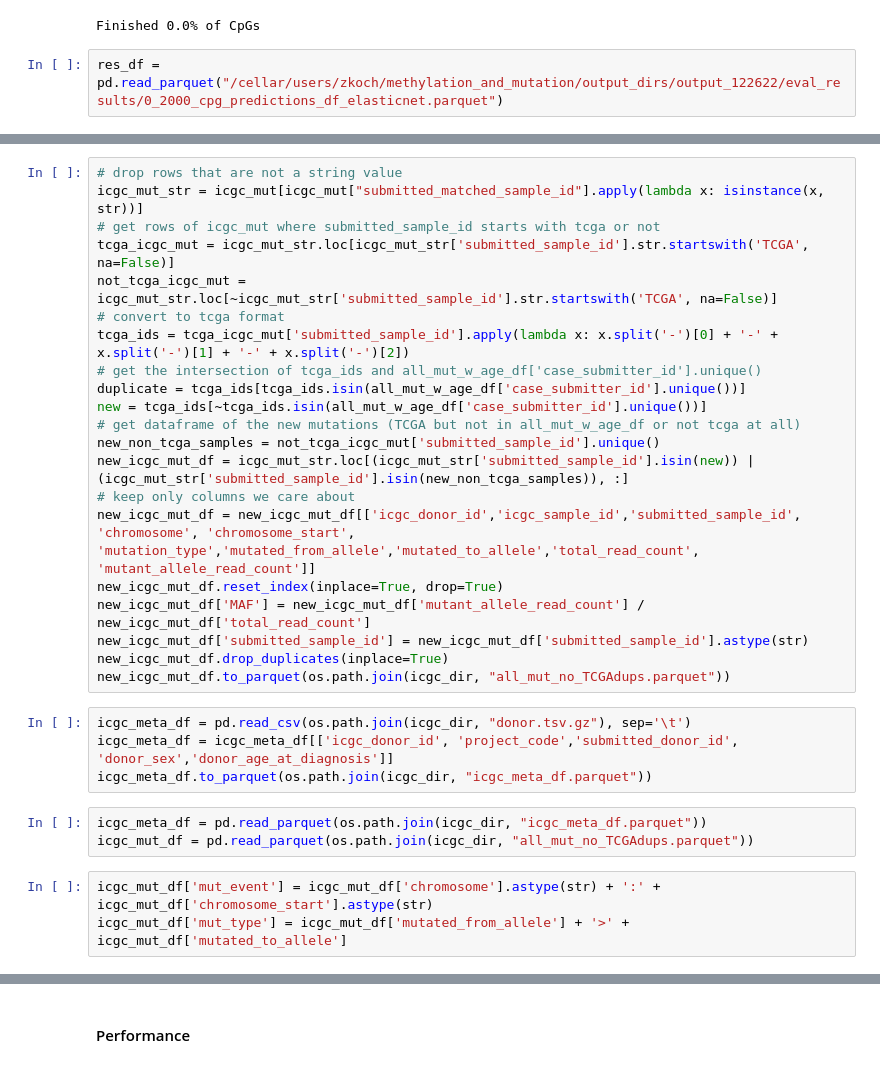
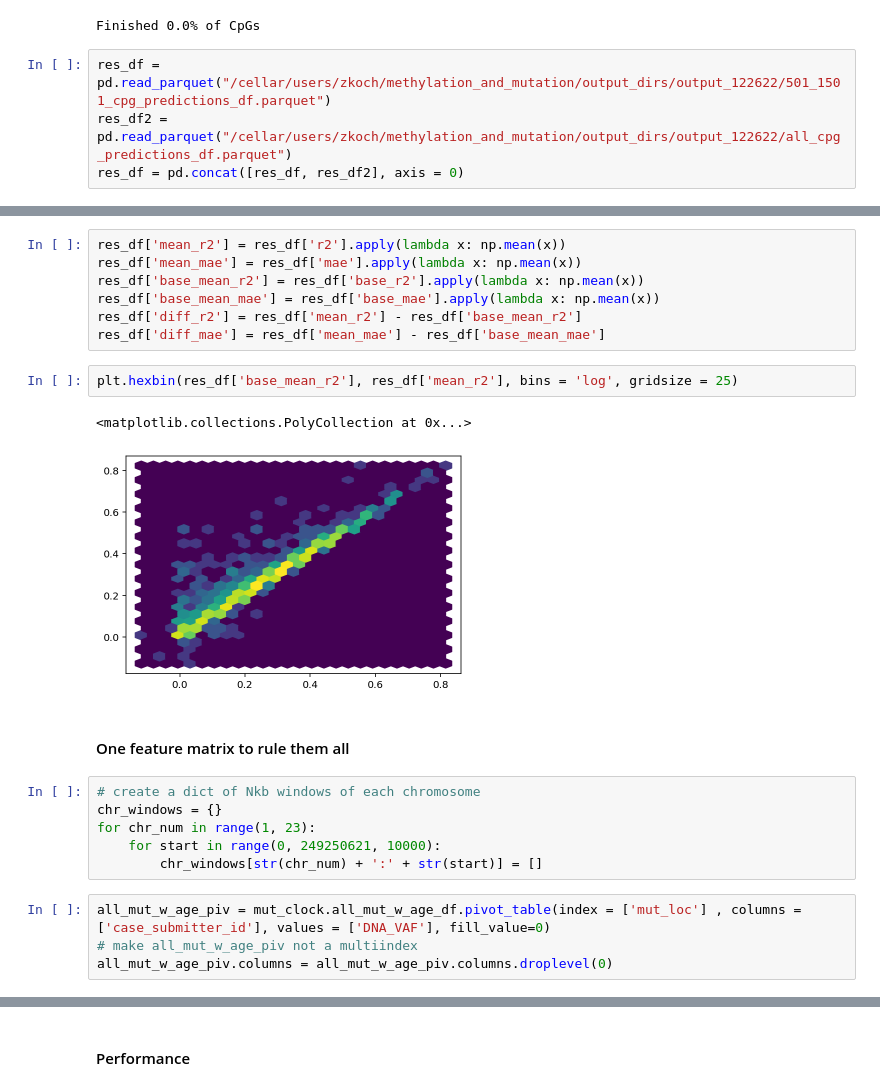
Before and after one commit to zanekoch/methylation_and_mutation, a Jupyter notebook: mut_clock_dev.ipynb, the cells around one changed output, grey strips where cells are left out. Cells and saved outputs as stored; diff of their text form.

```diff
--- a/mut_clock_dev.ipynb
+++ b/mut_clock_dev.ipynb
@@ -87,4 +149,6 @@ mut_clock.save_all_predictor_groups(
 # %% [output]
 Finished 0.0% of CpGs
 # %%
-res_df = pd.read_parquet("/cellar/users/zkoch/methylation_and_mutation/output_dirs/output_122622/eval_results/0_2000_cpg_predictions_df_elasticnet.parquet")
+res_df = pd.read_parquet("/cellar/users/zkoch/methylation_and_mutation/output_dirs/output_122622/501_1501_cpg_predictions_df.parquet")
+res_df2 = pd.read_parquet("/cellar/users/zkoch/methylation_and_mutation/output_dirs/output_122622/all_cpg_predictions_df.parquet")
+res_df = pd.concat([res_df, res_df2], axis = 0)
@@ -93,31 +155,24 @@ res_df = pd.read_parquet("/cellar/users/zkoch/methylation_and_mutation/output_di
-# %%
-# drop rows that are not a string value
-icgc_mut_str = icgc_mut[icgc_mut["submitted_matched_sample_id"].apply(lambda x: isinstance(x, str))]
-# get rows of icgc_mut where submitted_sample_id starts with tcga or not
-tcga_icgc_mut = icgc_mut_str.loc[icgc_mut_str['submitted_sample_id'].str.startswith('TCGA', na=False)]
-not_tcga_icgc_mut = icgc_mut_str.loc[~icgc_mut_str['submitted_sample_id'].str.startswith('TCGA', na=False)]
-# convert to tcga format
-tcga_ids = tcga_icgc_mut['submitted_sample_id'].apply(lambda x: x.split('-')[0] + '-' + x.split('-')[1] + '-' + x.split('-')[2])
-# get the intersection of tcga_ids and all_mut_w_age_df['case_submitter_id'].unique()
-duplicate = tcga_ids[tcga_ids.isin(all_mut_w_age_df['case_submitter_id'].unique())]
-new = tcga_ids[~tcga_ids.isin(all_mut_w_age_df['case_submitter_id'].unique())]
-# get dataframe of the new mutations (TCGA but not in all_mut_w_age_df or not tcga at all)
-new_non_tcga_samples = not_tcga_icgc_mut['submitted_sample_id'].unique()
-new_icgc_mut_df = icgc_mut_str.loc[(icgc_mut_str['submitted_sample_id'].isin(new)) | (icgc_mut_str['submitted_sample_id'].isin(new_non_tcga_samples)), :]
-# keep only columns we care about
-new_icgc_mut_df = new_icgc_mut_df[['icgc_donor_id','icgc_sample_id','submitted_sample_id', 'chromosome', 'chromosome_start', 'mutation_type','mutated_from_allele','mutated_to_allele','total_read_count', 'mutant_allele_read_count']]
-new_icgc_mut_df.reset_index(inplace=True, drop=True)
-new_icgc_mut_df['MAF'] = new_icgc_mut_df['mutant_allele_read_count'] / new_icgc_mut_df['total_read_count']
-new_icgc_mut_df['submitted_sample_id'] = new_icgc_mut_df['submitted_sample_id'].astype(str)
-new_icgc_mut_df.drop_duplicates(inplace=True)
-new_icgc_mut_df.to_parquet(os.path.join(icgc_dir, "all_mut_no_TCGAdups.parquet"))
-# %%
-icgc_meta_df = pd.read_csv(os.path.join(icgc_dir, "donor.tsv.gz"), sep='\t')
-icgc_meta_df = icgc_meta_df[['icgc_donor_id', 'project_code','submitted_donor_id', 'donor_sex','donor_age_at_diagnosis']]
-icgc_meta_df.to_parquet(os.path.join(icgc_dir, "icgc_meta_df.parquet"))
-# %%
-icgc_meta_df = pd.read_parquet(os.path.join(icgc_dir, "icgc_meta_df.parquet"))
-icgc_mut_df = pd.read_parquet(os.path.join(icgc_dir, "all_mut_no_TCGAdups.parquet"))
-# %%
-icgc_mut_df['mut_event'] = icgc_mut_df['chromosome'].astype(str) + ':' + icgc_mut_df['chromosome_start'].astype(str)
-icgc_mut_df['mut_type'] = icgc_mut_df['mutated_from_allele'] + '>' + icgc_mut_df['mutated_to_allele']
+# %%
+res_df['mean_r2'] = res_df['r2'].apply(lambda x: np.mean(x))
+res_df['mean_mae'] = res_df['mae'].apply(lambda x: np.mean(x))
+res_df['base_mean_r2'] = res_df['base_r2'].apply(lambda x: np.mean(x))
+res_df['base_mean_mae'] = res_df['base_mae'].apply(lambda x: np.mean(x))
+res_df['diff_r2'] = res_df['mean_r2'] - res_df['base_mean_r2']
+res_df['diff_mae'] = res_df['mean_mae'] - res_df['base_mean_mae']
+# %%
+plt.hexbin(res_df['base_mean_r2'], res_df['mean_r2'], bins = 'log', gridsize = 25)
+# %% [output]
+<matplotlib.collections.PolyCollection at 0x...>
+[figure, added]
+# %% [markdown]
+#### One feature matrix to rule them all
+# %%
+# create a dict of Nkb windows of each chromosome
+chr_windows = {}
+for chr_num in range(1, 23):
+    for start in range(0, 249250621, 10000):
+        chr_windows[str(chr_num) + ':' + str(start)] = []
+# %%
+all_mut_w_age_piv = mut_clock.all_mut_w_age_df.pivot_table(index = ['mut_loc'] , columns = ['case_submitter_id'], values = ['DNA_VAF'], fill_value=0)
+# make all_mut_w_age_piv not a multiindex
+all_mut_w_age_piv.columns = all_mut_w_age_piv.columns.droplevel(0)
```
Also changed, not shown: parts of 49 cells of this notebook, 6 other files.
